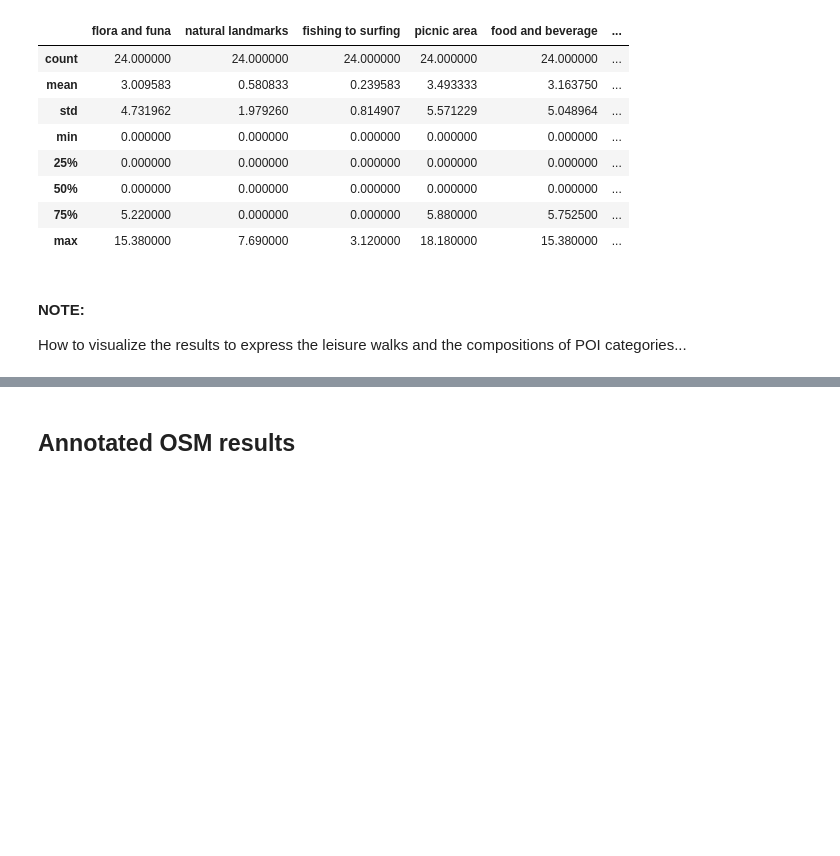
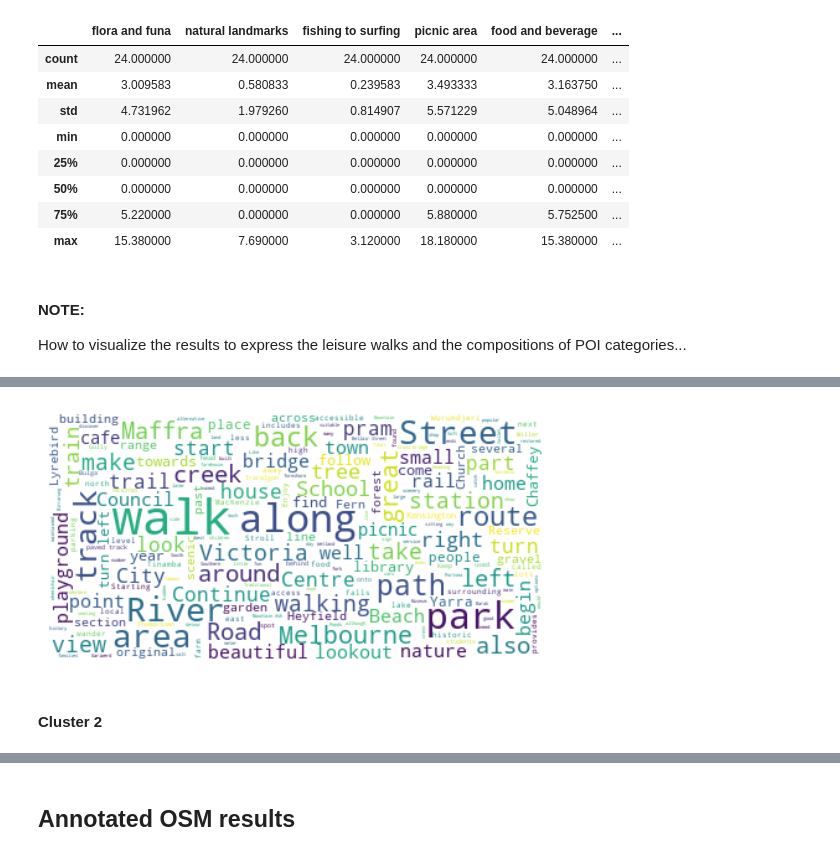
Before and after one commit to hamzeiehsan/leisure-walking-analysis, a Jupyter notebook: 2. annotation analysis.ipynb, the cells around one changed output, grey strips where cells are left out. Drawn from its saved outputs; the diff is of its cells as text; code cells hidden in the pictures; blank space fills up the shorter version.

```diff
--- a/2. annotation analysis.ipynb
+++ b/2. annotation analysis.ipynb
@@ -449,0 +679,6 @@ How to visualize the results to express the leisure walks and the compositions o
+# %%
+generate_wordcloud(w1)
+# %% [output]
+[figure, added]
+# %% [markdown]
+#### Cluster 2
```
Also changed, not shown: parts of 43 cells of this notebook.
